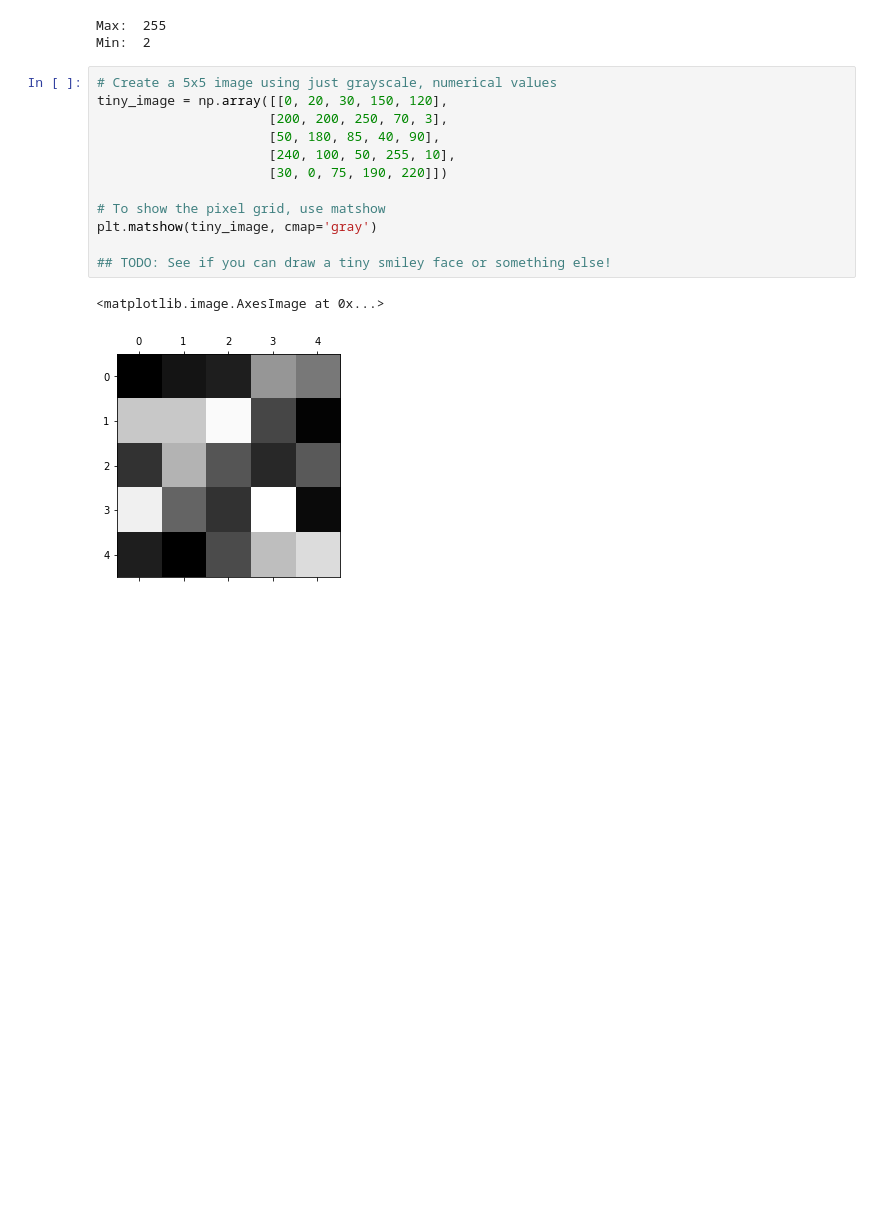
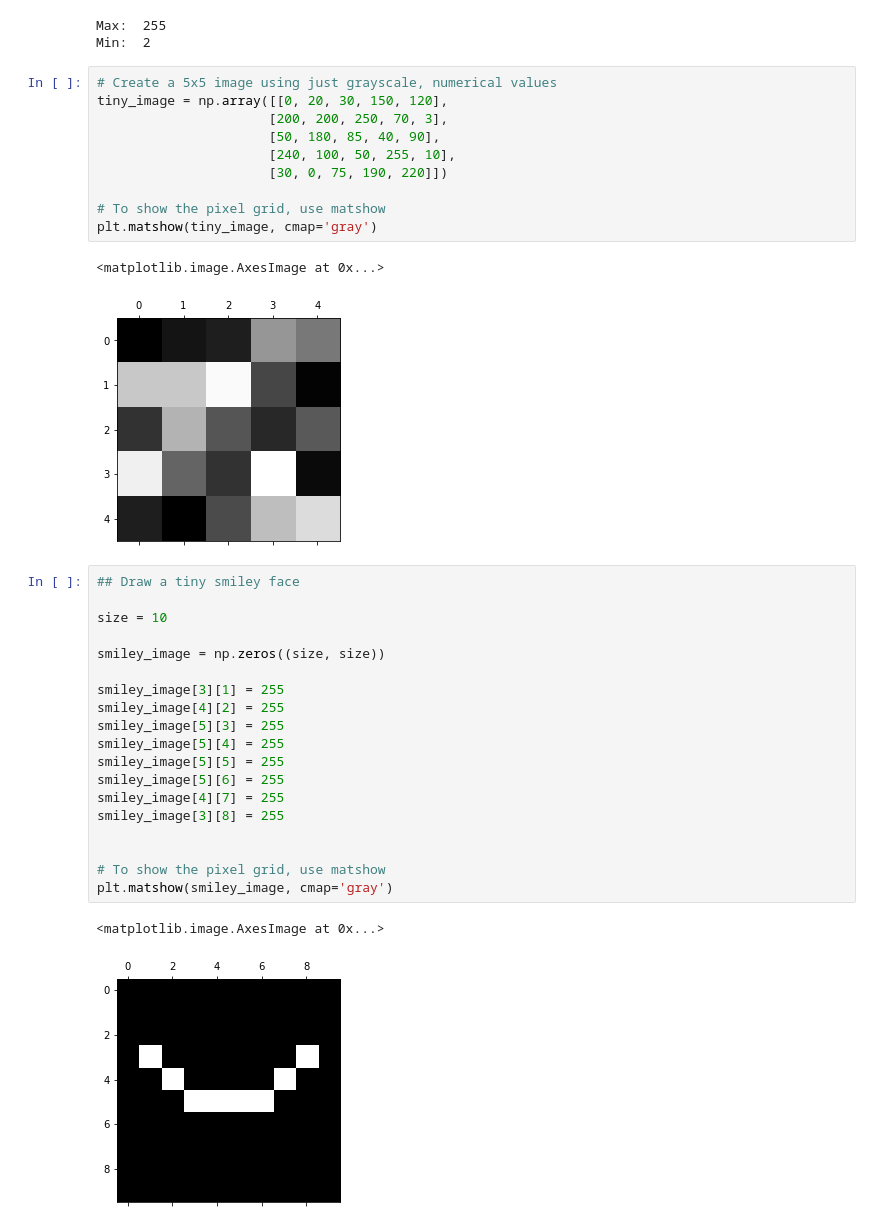
Before and after one commit to ken-power/CVND-ComputerVisionExercises, a Jupyter notebook: 1_1_Image_Representation/1. Images as Numerical Data.ipynb, the cells around one changed output. Cells and saved outputs as stored; diff of their text form; blank space fills up the shorter version.

Commit message:
Images as grids of pixels - draw a tiny smiley face using pixel coords

```diff
--- a/1_1_Image_Representation/1. Images as Numerical Data.ipynb
+++ b/1_1_Image_Representation/1. Images as Numerical Data.ipynb
@@ -58,8 +67,28 @@ tiny_image = np.array([[0, 20, 30, 150, 120],
 
 # To show the pixel grid, use matshow
 plt.matshow(tiny_image, cmap='gray')
-
-## TODO: See if you can draw a tiny smiley face or something else!
 # %% [output]
 <matplotlib.image.AxesImage at 0x...>
 [figure]
+# %%
+## Draw a tiny smiley face
+
+size = 10
+
+smiley_image = np.zeros((size, size))
+
+smiley_image[3][1] = 255
+smiley_image[4][2] = 255
+smiley_image[5][3] = 255
+smiley_image[5][4] = 255
+smiley_image[5][5] = 255
+smiley_image[5][6] = 255
+smiley_image[4][7] = 255
+smiley_image[3][8] = 255
+
+
+# To show the pixel grid, use matshow
+plt.matshow(smiley_image, cmap='gray')
+# %% [output]
+<matplotlib.image.AxesImage at 0x...>
+[figure, added]
```
Also changed, not shown: parts of 1 cell of this notebook.
